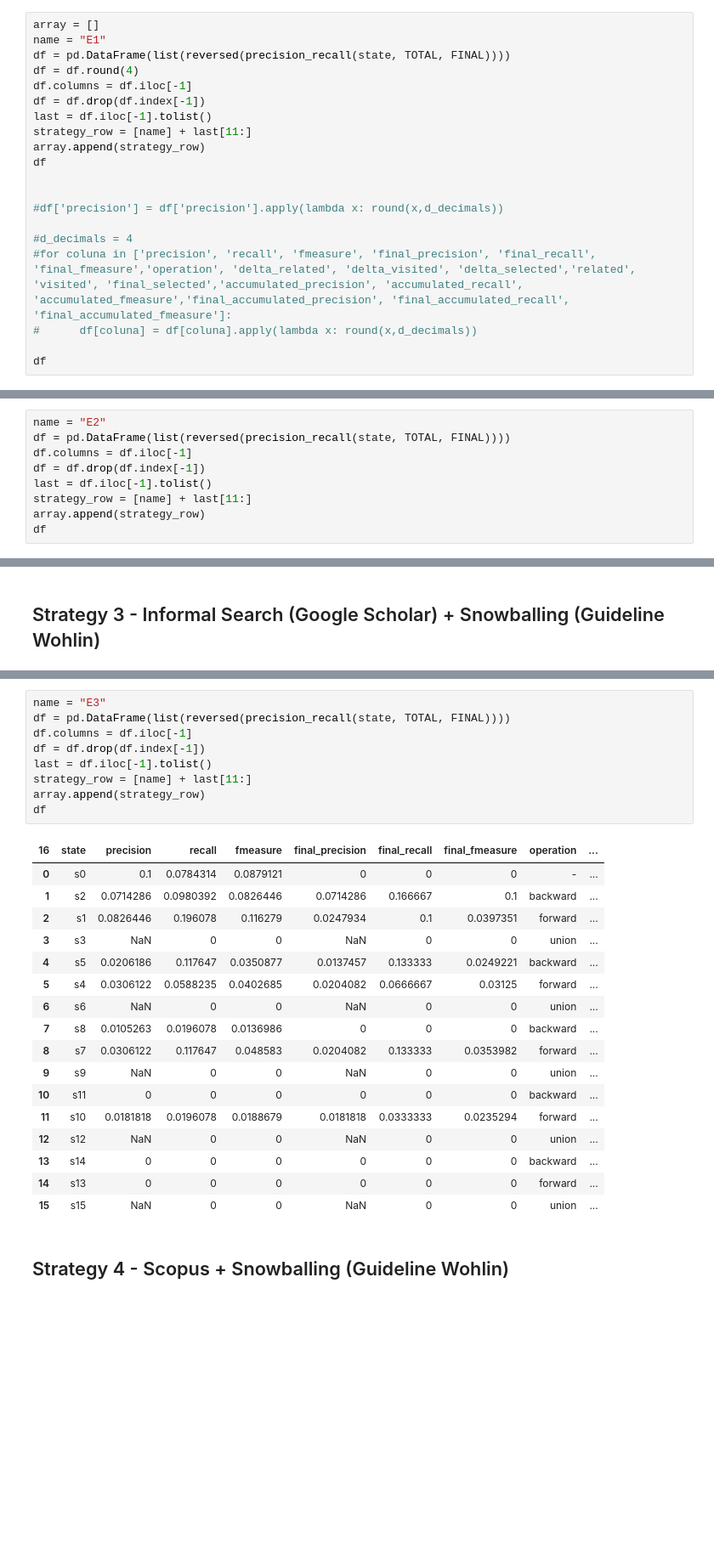
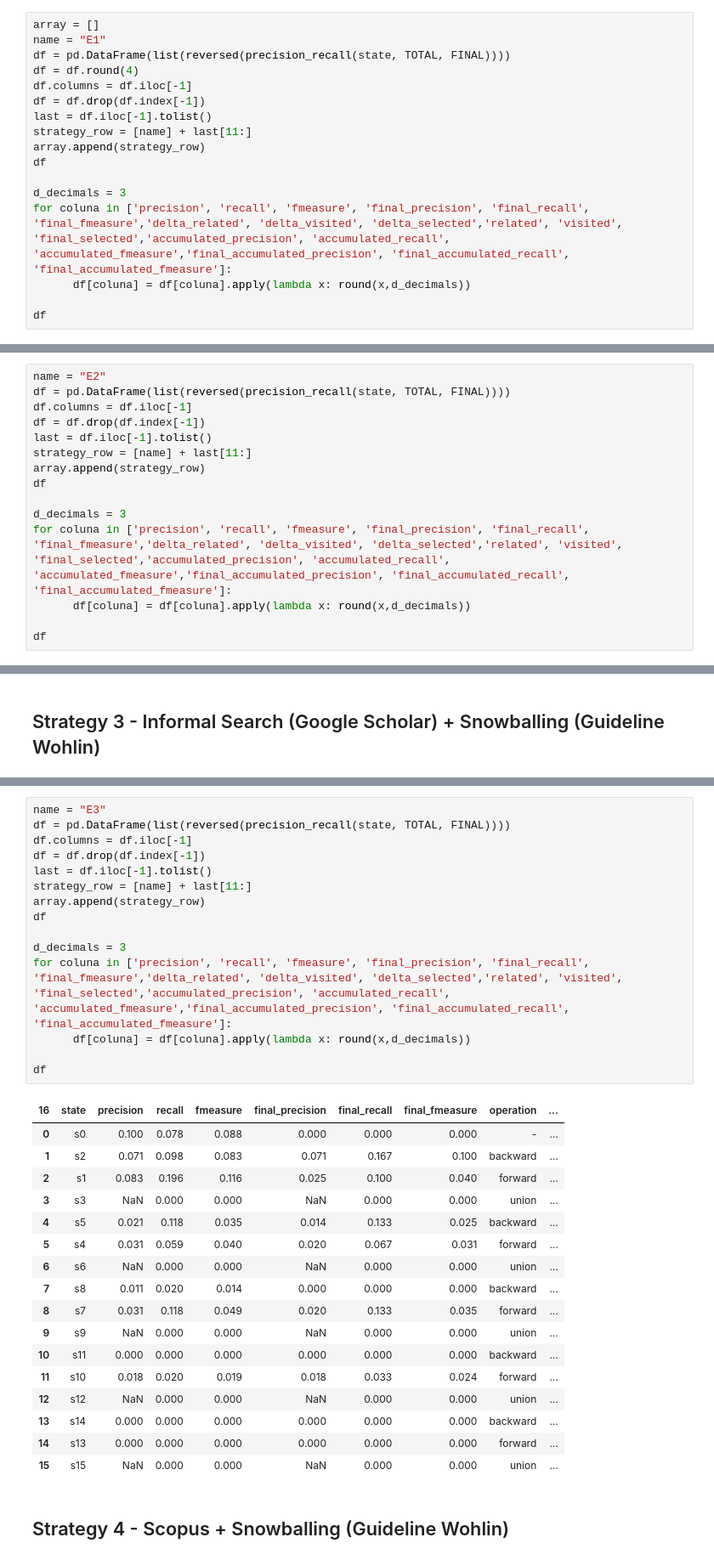
Before and after one commit to gems-uff/hybrid-strategies, a Jupyter notebook: experiment_1/notebooks/EstrategiaGenerica_Resumo21.ipynb, the cells around one changed output, grey strips where cells are left out. Shown at 85% size. Saved outputs shown, nothing was run; the diff lists cells and outputs as text; blank space fills up the shorter version.

```diff
--- a/experiment_1/notebooks/EstrategiaGenerica_Resumo21.ipynb
+++ b/experiment_1/notebooks/EstrategiaGenerica_Resumo21.ipynb
@@ -289,12 +289,9 @@ strategy_row = [name] + last[11:]
 array.append(strategy_row)
 df
 
-
-#df['precision'] = df['precision'].apply(lambda x: round(x,d_decimals))
-
-#d_decimals = 4
-#for coluna in ['precision', 'recall', 'fmeasure', 'final_precision', 'final_recall', 'final_fmeasure','operation', 'delta_related', 'delta_visited', 'delta_selected','related', 'visited', 'final_selected','accumulated_precision', 'accumulated_recall', 'accumulated_fmeasure','final_accumulated_precision', 'final_accumulated_recall', 'final_accumulated_fmeasure']:
-#      df[coluna] = df[coluna].apply(lambda x: round(x,d_decimals))
+d_decimals = 3
+for coluna in ['precision', 'recall', 'fmeasure', 'final_precision', 'final_recall', 'final_fmeasure','delta_related', 'delta_visited', 'delta_selected','related', 'visited', 'final_selected','accumulated_precision', 'accumulated_recall', 'accumulated_fmeasure','final_accumulated_precision', 'final_accumulated_recall', 'final_accumulated_fmeasure']:
+      df[coluna] = df[coluna].apply(lambda x: round(x,d_decimals))
 
 df
 # %% [output]
@@ -346,5 +343,11 @@ last = df.iloc[-1].tolist()
 strategy_row = [name] + last[11:]
 array.append(strategy_row)
 df
+
+d_decimals = 3
+for coluna in ['precision', 'recall', 'fmeasure', 'final_precision', 'final_recall', 'final_fmeasure','delta_related', 'delta_visited', 'delta_selected','related', 'visited', 'final_selected','accumulated_precision', 'accumulated_recall', 'accumulated_fmeasure','final_accumulated_precision', 'final_accumulated_recall', 'final_accumulated_fmeasure']:
+      df[coluna] = df[coluna].apply(lambda x: round(x,d_decimals))
+
+df
 # %% [output]
 | 20 | state | precision | recall | fmeasure | final_precision | final_recall | final_fmeasure | operation | ... |
@@ -444,30 +449,36 @@ FinalSelection(state)
 # %%
 name = "E3"
 df = pd.DataFrame(list(reversed(precision_recall(state, TOTAL, FINAL))))
 df.columns = df.iloc[-1]
 df = df.drop(df.index[-1])
 last = df.iloc[-1].tolist()
 strategy_row = [name] + last[11:]
 array.append(strategy_row)
 df
+
+d_decimals = 3
+for coluna in ['precision', 'recall', 'fmeasure', 'final_precision', 'final_recall', 'final_fmeasure','delta_related', 'delta_visited', 'delta_selected','related', 'visited', 'final_selected','accumulated_precision', 'accumulated_recall', 'accumulated_fmeasure','final_accumulated_precision', 'final_accumulated_recall', 'final_accumulated_fmeasure']:
+      df[coluna] = df[coluna].apply(lambda x: round(x,d_decimals))
+
+df
 # %% [output]
 | 16 | state | precision | recall | fmeasure | final_precision | final_recall | final_fmeasure | operation | ... |
-| 0 | s0 | 0.1 | 0.0784314 | 0.0879121 | 0 | 0 | 0 | - | ... |
-| 1 | s2 | 0.0714286 | 0.0980392 | 0.0826446 | 0.0714286 | 0.166667 | 0.1 | backward | ... |
-| 2 | s1 | 0.0826446 | 0.196078 | 0.116279 | 0.0247934 | 0.1 | 0.0397351 | forward | ... |
-| 3 | s3 | NaN | 0 | 0 | NaN | 0 | 0 | union | ... |
-| 4 | s5 | 0.0206186 | 0.117647 | 0.0350877 | 0.0137457 | 0.133333 | 0.0249221 | backward | ... |
-| 5 | s4 | 0.0306122 | 0.0588235 | 0.0402685 | 0.0204082 | 0.0666667 | 0.03125 | forward | ... |
-| 6 | s6 | NaN | 0 | 0 | NaN | 0 | 0 | union | ... |
-| 7 | s8 | 0.0105263 | 0.0196078 | 0.0136986 | 0 | 0 | 0 | backward | ... |
-| 8 | s7 | 0.0306122 | 0.117647 | 0.048583 | 0.0204082 | 0.133333 | 0.0353982 | forward | ... |
-| 9 | s9 | NaN | 0 | 0 | NaN | 0 | 0 | union | ... |
-| 10 | s11 | 0 | 0 | 0 | 0 | 0 | 0 | backward | ... |
-| 11 | s10 | 0.0181818 | 0.0196078 | 0.0188679 | 0.0181818 | 0.0333333 | 0.0235294 | forward | ... |
-| 12 | s12 | NaN | 0 | 0 | NaN | 0 | 0 | union | ... |
-| 13 | s14 | 0 | 0 | 0 | 0 | 0 | 0 | backward | ... |
-| 14 | s13 | 0 | 0 | 0 | 0 | 0 | 0 | forward | ... |
-| 15 | s15 | NaN | 0 | 0 | NaN | 0 | 0 | union | ... |
+| 0 | s0 | 0.100 | 0.078 | 0.088 | 0.000 | 0.000 | 0.000 | - | ... |
+| 1 | s2 | 0.071 | 0.098 | 0.083 | 0.071 | 0.167 | 0.100 | backward | ... |
+| 2 | s1 | 0.083 | 0.196 | 0.116 | 0.025 | 0.100 | 0.040 | forward | ... |
+| 3 | s3 | NaN | 0.000 | 0.000 | NaN | 0.000 | 0.000 | union | ... |
+| 4 | s5 | 0.021 | 0.118 | 0.035 | 0.014 | 0.133 | 0.025 | backward | ... |
+| 5 | s4 | 0.031 | 0.059 | 0.040 | 0.020 | 0.067 | 0.031 | forward | ... |
+| 6 | s6 | NaN | 0.000 | 0.000 | NaN | 0.000 | 0.000 | union | ... |
+| 7 | s8 | 0.011 | 0.020 | 0.014 | 0.000 | 0.000 | 0.000 | backward | ... |
+| 8 | s7 | 0.031 | 0.118 | 0.049 | 0.020 | 0.133 | 0.035 | forward | ... |
+| 9 | s9 | NaN | 0.000 | 0.000 | NaN | 0.000 | 0.000 | union | ... |
+| 10 | s11 | 0.000 | 0.000 | 0.000 | 0.000 | 0.000 | 0.000 | backward | ... |
+| 11 | s10 | 0.018 | 0.020 | 0.019 | 0.018 | 0.033 | 0.024 | forward | ... |
+| 12 | s12 | NaN | 0.000 | 0.000 | NaN | 0.000 | 0.000 | union | ... |
+| 13 | s14 | 0.000 | 0.000 | 0.000 | 0.000 | 0.000 | 0.000 | backward | ... |
+| 14 | s13 | 0.000 | 0.000 | 0.000 | 0.000 | 0.000 | 0.000 | forward | ... |
+| 15 | s15 | NaN | 0.000 | 0.000 | NaN | 0.000 | 0.000 | union | ... |
 # %% [markdown]
 
 ## Strategy 4 - Scopus + Snowballing (Guideline Wohlin)
```
Also changed, not shown: parts of 14 cells of this notebook, 6 other files.
